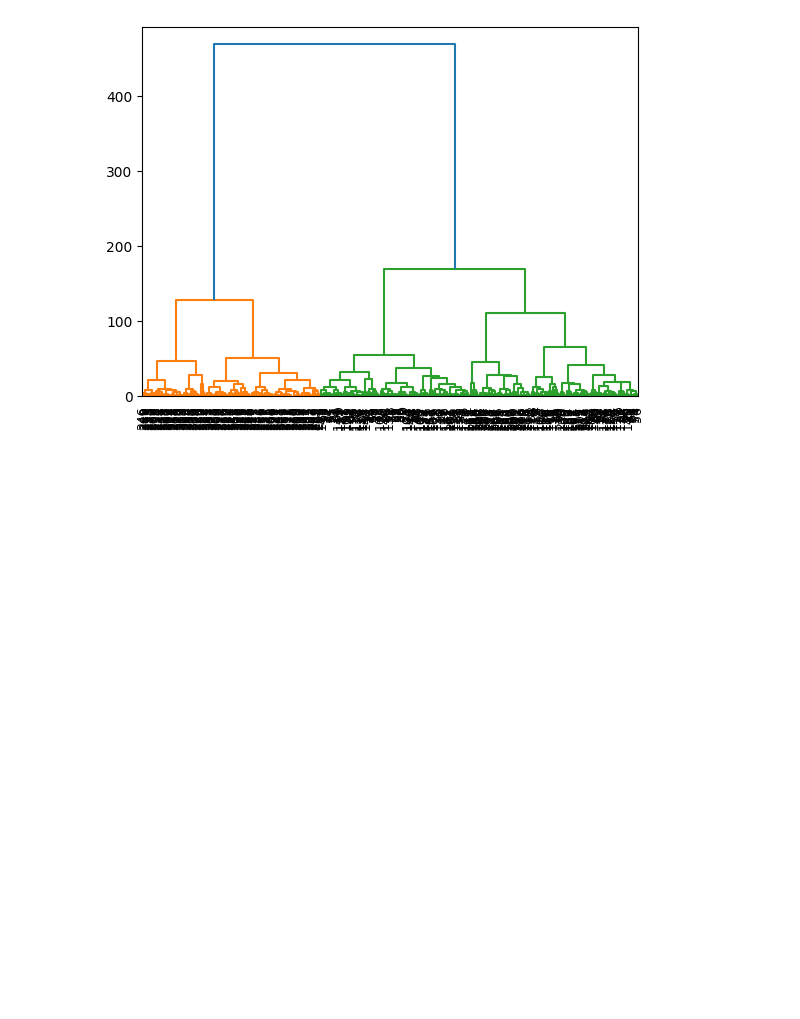
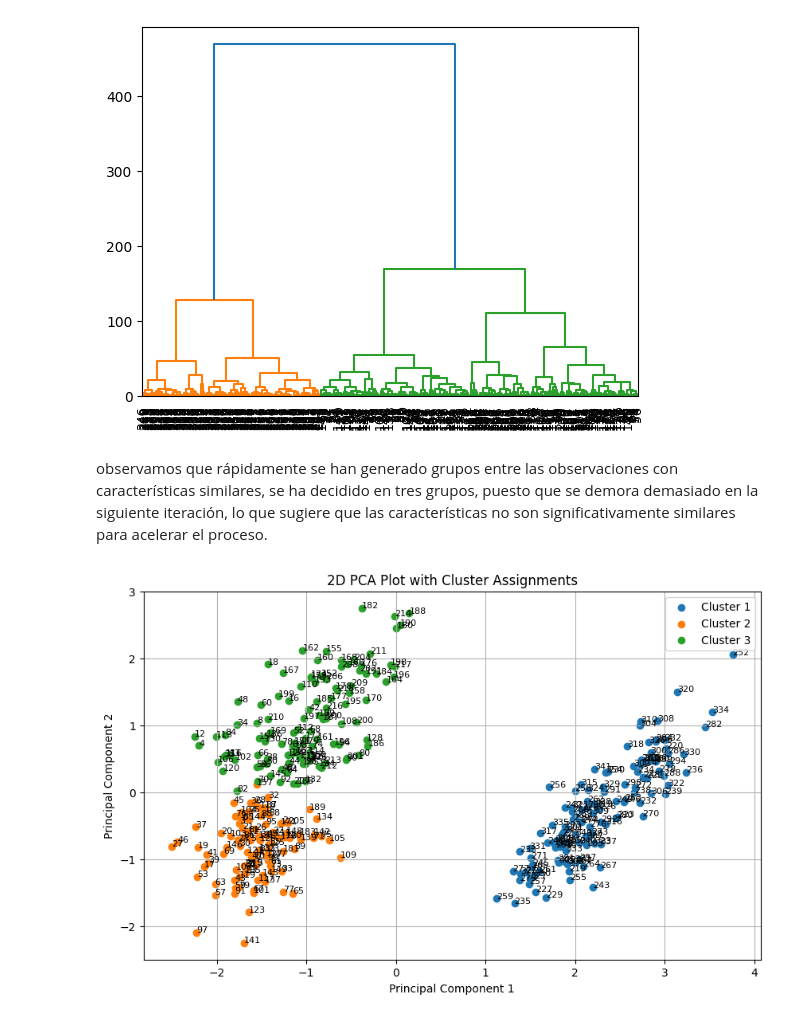
Before and after one commit to sebmcas/Mineria_de_datos, a Jupyter notebook: Clusters_Y_PCA.ipynb, the cells around one changed output. Cells and saved outputs as stored; diff of their text form; code cells hidden in the pictures; blank space fills up the shorter version.

```diff
--- a/Clusters_Y_PCA.ipynb
+++ b/Clusters_Y_PCA.ipynb
@@ -424,3 +424,35 @@ dendrogram = sch.dendrogram(linkage_matrix, labels=df.index, leaf_font_size=9, l
 plt.show()
 # %% [output]
 [figure]
+# %% [markdown]
+observamos que rápidamente se han generado grupos entre las observaciones con características similares, se ha decidido en tres grupos, puesto que se demora demasiado en la siguiente iteración, lo que sugiere que las características no son significativamente similares para acelerar el proceso.
+# %%
+# Generamos una nueva columna indicando el número de cluster al que pertenece la observación
+num_clusters = 3
+cluster_assignments = sch.fcluster(linkage_matrix, num_clusters, criterion='maxclust')
+df_est['Cluster'] = cluster_assignments
+# %%
+# Graficamos los clusters en el espacio de las componentes principales
+
+pca = PCA(n_components=2)
+principal_components = pca.fit_transform(df_est)
+df_pca = pd.DataFrame(data=principal_components, columns=['PC1', 'PC2'])
+
+plt.figure(figsize=(10, 6))
+
+for cluster in np.unique(cluster_assignments):
+    plt.scatter(df_pca.loc[cluster_assignments == cluster, 'PC1'],
+                df_pca.loc[cluster_assignments == cluster, 'PC2'],
+                label=f'Cluster {cluster}')
+
+for i, row in df_pca.iterrows():
+    plt.text(row['PC1'], row['PC2'], str(df.index[i]), fontsize=8)
+
+plt.title("2D PCA Plot with Cluster Assignments")
+plt.xlabel("Principal Component 1")
+plt.ylabel("Principal Component 2")
+plt.legend()
+plt.grid()
+plt.show()
+# %% [output]
+[figure, added]
```
Also changed, not shown: parts of 1 cell of this notebook.
